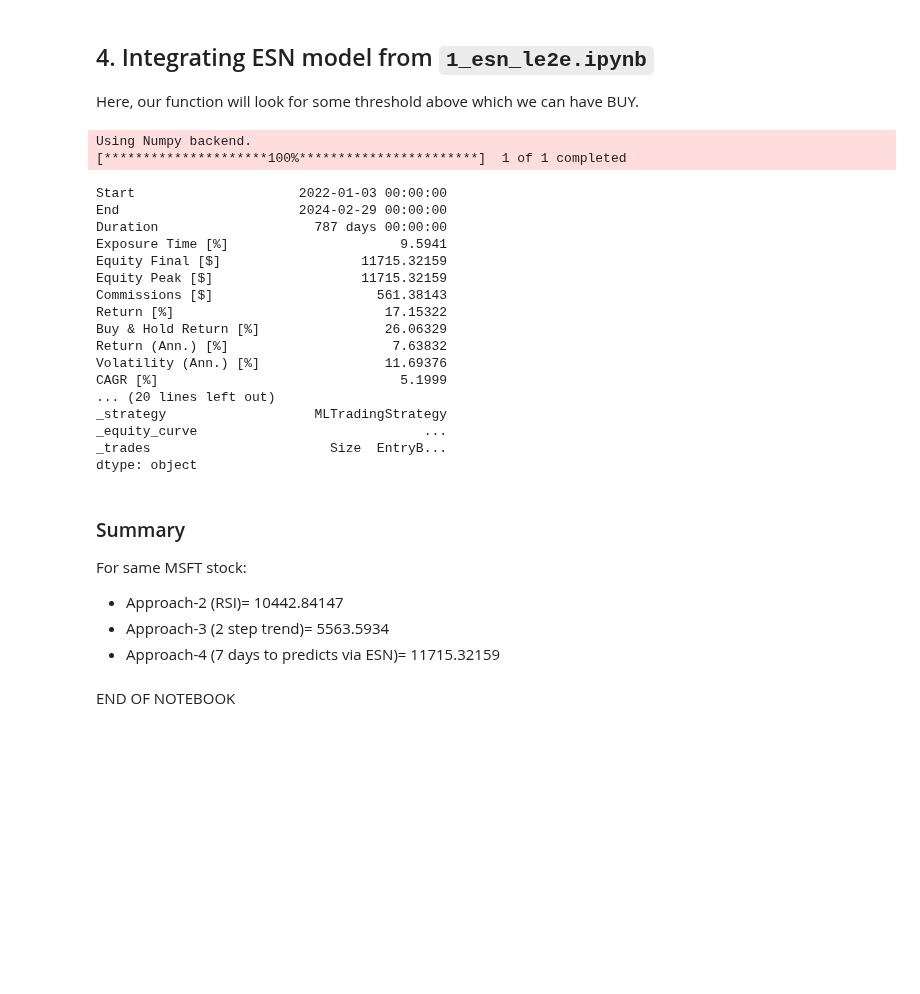
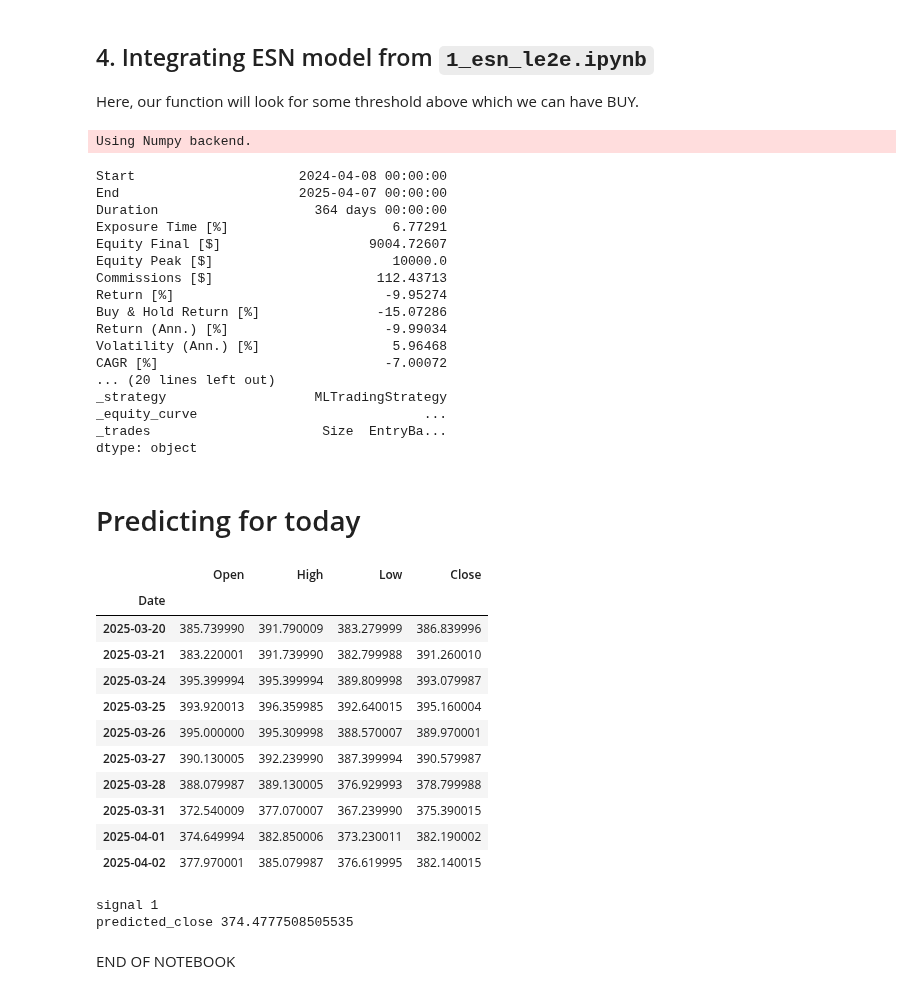
Before and after one commit to ikespand/pyexamples, a Jupyter notebook: ds-stockmarket/2_backtesting_py_exp.ipynb, the cells around one changed output. Drawn from its saved outputs; the diff is of its cells as text; code cells hidden in the pictures; blank space fills up the shorter version.

```diff
--- a/ds-stockmarket/2_backtesting_py_exp.ipynb
+++ b/ds-stockmarket/2_backtesting_py_exp.ipynb
@@ -264,7 +534,7 @@ class MLTradingStrategy(Strategy):
             tp = price * (1 + self.take_profit_pct)
             self.buy(sl=sl, tp=tp)
 
-df = get_stock_data("MSFT")
+df = get_stock_data("MSFT", period="1y")
 
 # Run Backtest
 bt = Backtest(df, MLTradingStrategy, cash=10000, commission=0.002)
@@ -275,29 +545,51 @@ print(stats)
 # bt.plot(filename="esn_strategy.html")
 # %% [output]
 Using Numpy backend.
-[*********************100%***********************]  1 of 1 completed
-Start                     2022-01-03 00:00:00
-End                       2024-02-29 00:00:00
-Duration                    787 days 00:00:00
-Exposure Time [%]                      9.5941
-Equity Final [$]                  11715.32159
-Equity Peak [$]                   11715.32159
-Commissions [$]                     561.38143
-Return [%]                           17.15322
-Buy & Hold Return [%]                26.06329
-Return (Ann.) [%]                     7.63832
-Volatility (Ann.) [%]                11.69376
-CAGR [%]                               5.1999
+Start                     2024-04-08 00:00:00
+End                       2025-04-07 00:00:00
+Duration                    364 days 00:00:00
+Exposure Time [%]                     6.77291
+Equity Final [$]                   9004.72607
+Equity Peak [$]                       10000.0
+Commissions [$]                     112.43713
+Return [%]                           -9.95274
+Buy & Hold Return [%]               -15.07286
+Return (Ann.) [%]                    -9.99034
+Volatility (Ann.) [%]                 5.96468
+CAGR [%]                             -7.00072
 ... (20 lines left out)
 _strategy                   MLTradingStrategy
 _equity_curve                             ...
-_trades                       Size  EntryB...
+_trades                      Size  EntryBa...
 dtype: object
-# %% [markdown]
-### Summary
-For same MSFT stock:
-- Approach-2 (RSI)= 10442.84147
-- Approach-3 (2 step trend)= 5563.5934
-- Approach-4 (7 days to predicts via ESN)= 11715.32159
+# %% [markdown]
+# Predicting for today
+# %%
+from datetime import datetime
+today = datetime.today().strftime('%Y-%m-%d')
+df = get_stock_data(ticker="MSFT", interval="1d", start="2025-03-20", end=today)
+df = df.drop(columns=['Volume'])
+df.head(10)
+# %% [output]
+|  | Open | High | Low | Close |
+| Date |  |  |  |  |
+| 2025-03-20 | 385.739990 | 391.790009 | 383.279999 | 386.839996 |
+| 2025-03-21 | 383.220001 | 391.739990 | 382.799988 | 391.260010 |
+| 2025-03-24 | 395.399994 | 395.399994 | 389.809998 | 393.079987 |
+| 2025-03-25 | 393.920013 | 396.359985 | 392.640015 | 395.160004 |
+| 2025-03-26 | 395.000000 | 395.309998 | 388.570007 | 389.970001 |
+| 2025-03-27 | 390.130005 | 392.239990 | 387.399994 | 390.579987 |
+| 2025-03-28 | 388.079987 | 389.130005 | 376.929993 | 378.799988 |
+| 2025-03-31 | 372.540009 | 377.070007 | 367.239990 | 375.390015 |
+| 2025-04-01 | 374.649994 | 382.850006 | 373.230011 | 382.190002 |
+| 2025-04-02 | 377.970001 | 385.079987 | 376.619995 | 382.140015 |
+# %%
+signal = if_buy_signal_with_esn(df.tail(7))
+print("signal", signal)
+predicted_close = predictor.predict(df.tail(7))
+print("predicted_close", predicted_close) #actual close on 31.03.2025 was
+# %% [output]
+signal 1
+predicted_close 374.4777508505535
 # %% [markdown]
 END OF NOTEBOOK
```
Also changed, not shown: parts of 12 cells of this notebook, 7 other files.
